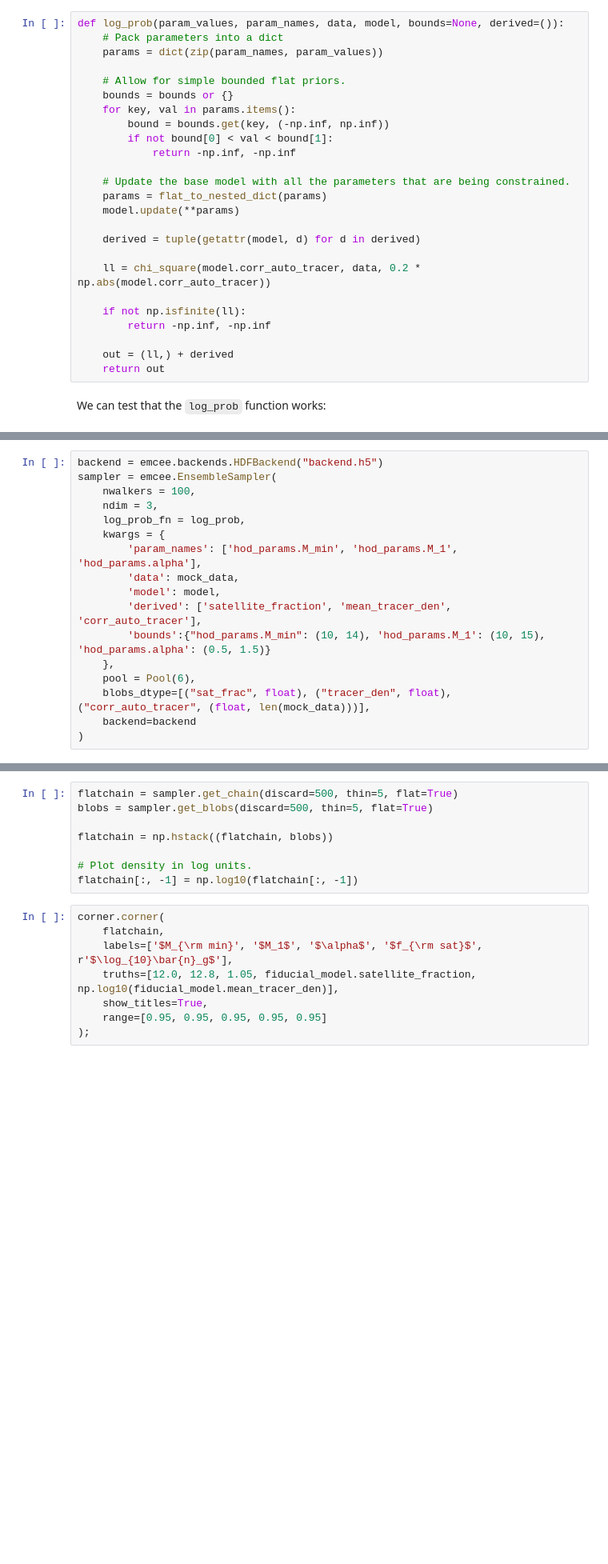
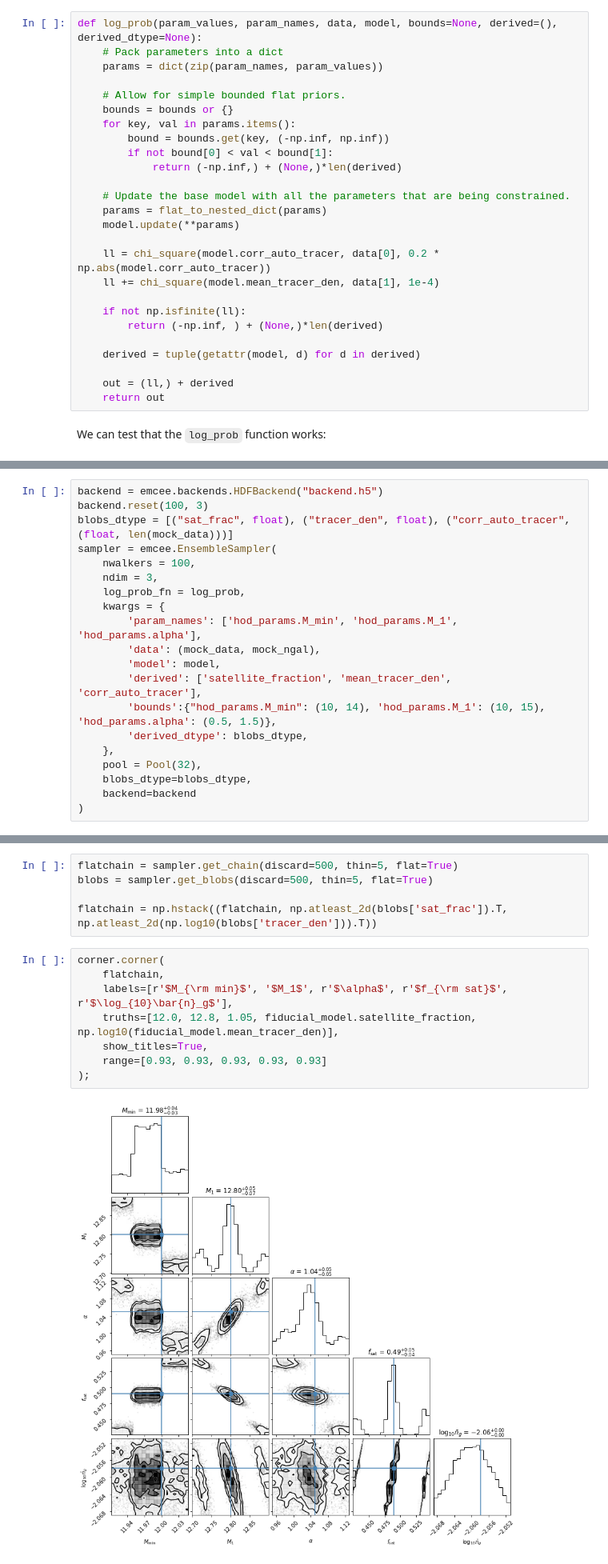
Before and after one commit to halomod/halomod, a Jupyter notebook: docs/examples/fitting.ipynb, the cells around one changed output, grey strips where cells are left out. Shown at 80% size. Drawn from its saved outputs; the diff is of its cells as text; blank space fills up the shorter version.

```diff
--- a/docs/examples/fitting.ipynb
+++ b/docs/examples/fitting.ipynb
@@ -109,7 +113,7 @@ flat_to_nested_dict(
 # %% [markdown]
 This will enable us to pass a list of parameter names that we want updated, which could be parameters of nested models. This means our posterior function is fairly general, and can accept any model parameters to be updated:
 # %%
-def log_prob(param_values, param_names, data, model, bounds=None, derived=()):
+def log_prob(param_values, param_names, data, model, bounds=None, derived=(), derived_dtype=None):
     # Pack parameters into a dict
     params = dict(zip(param_names, param_values))
 
@@ -118,18 +122,19 @@ def log_prob(param_values, param_names, data, model, bounds=None, derived=()):
     for key, val in params.items():
         bound = bounds.get(key, (-np.inf, np.inf))
         if not bound[0] < val < bound[1]:
-            return -np.inf, -np.inf
+            return (-np.inf,) + (None,)*len(derived)
 
     # Update the base model with all the parameters that are being constrained.
     params = flat_to_nested_dict(params)
     model.update(**params)
 
-    derived = tuple(getattr(model, d) for d in derived)
-
-    ll = chi_square(model.corr_auto_tracer, data, 0.2 * np.abs(model.corr_auto_tracer))
+    ll = chi_square(model.corr_auto_tracer, data[0], 0.2 * np.abs(model.corr_auto_tracer))
+    ll += chi_square(model.mean_tracer_den, data[1], 1e-4)
 
     if not np.isfinite(ll):
-        return -np.inf, -np.inf
+        return (-np.inf, ) + (None,)*len(derived)
+
+    derived = tuple(getattr(model, d) for d in derived)
 
     out = (ll,) + derived
     return out
@@ -153,19 +158,22 @@ Notice the derived parameters: we can pass any `quantity` of the `TracerHaloMode
 Let's first run a simple model in which we just want to fit $\sigma_8$ and the spectral index $n_s$. We use the popular `emcee` package, and pass in our `log_prob` model:
 # %%
 backend = emcee.backends.HDFBackend("backend.h5")
+backend.reset(100, 3)
+blobs_dtype = [("sat_frac", float), ("tracer_den", float), ("corr_auto_tracer", (float, len(mock_data)))]
 sampler = emcee.EnsembleSampler(
     nwalkers = 100,
     ndim = 3,
     log_prob_fn = log_prob,
     kwargs = {
         'param_names': ['hod_params.M_min', 'hod_params.M_1', 'hod_params.alpha'],
-        'data': mock_data,
+        'data': (mock_data, mock_ngal),
         'model': model,
         'derived': ['satellite_fraction', 'mean_tracer_den', 'corr_auto_tracer'],
-        'bounds':{"hod_params.M_min": (10, 14), 'hod_params.M_1': (10, 15), 'hod_params.alpha': (0.5, 1.5)}
+        'bounds':{"hod_params.M_min": (10, 14), 'hod_params.M_1': (10, 15), 'hod_params.alpha': (0.5, 1.5)},
+        'derived_dtype': blobs_dtype,
     },
-    pool = Pool(6),
-    blobs_dtype=[("sat_frac", float), ("tracer_den", float), ("corr_auto_tracer", (float, len(mock_data)))],
+    pool = Pool(32),
+    blobs_dtype=blobs_dtype,
     backend=backend
 )
 # %% [markdown]
@@ -186,18 +192,17 @@ Now we can plot the posterior in a corner plot, along with the derived parameter
 flatchain = sampler.get_chain(discard=500, thin=5, flat=True)
 blobs = sampler.get_blobs(discard=500, thin=5, flat=True)
 
-flatchain = np.hstack((flatchain, blobs))
-
-# Plot density in log units.
-flatchain[:, -1] = np.log10(flatchain[:, -1])
+flatchain = np.hstack((flatchain, np.atleast_2d(blobs['sat_frac']).T, np.atleast_2d(np.log10(blobs['tracer_den'])).T))
 # %%
 corner.corner(
     flatchain,
-    labels=['$M_{\rm min}', '$M_1$', '$\alpha$', '$f_{\rm sat}$', r'$\log_{10}\bar{n}_g$'],
+    labels=[r'$M_{\rm min}$', '$M_1$', r'$\alpha$', r'$f_{\rm sat}$', r'$\log_{10}\bar{n}_g$'],
     truths=[12.0, 12.8, 1.05, fiducial_model.satellite_fraction, np.log10(fiducial_model.mean_tracer_den)],
     show_titles=True,
-    range=[0.95, 0.95, 0.95, 0.95, 0.95]
+    range=[0.93, 0.93, 0.93, 0.93, 0.93]
 );
+# %% [output]
+[figure, added]
 # %% [markdown]
 And we're done! The posterior contains the truth to within 1-sigma.
 # %% [markdown]
```
Also changed, not shown: parts of 19 cells of this notebook.
